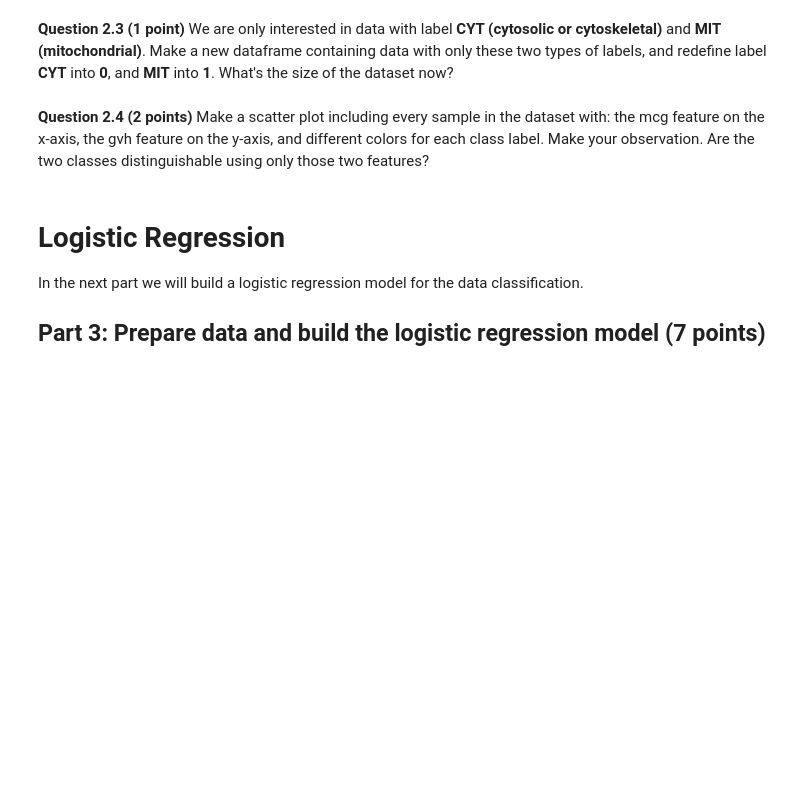
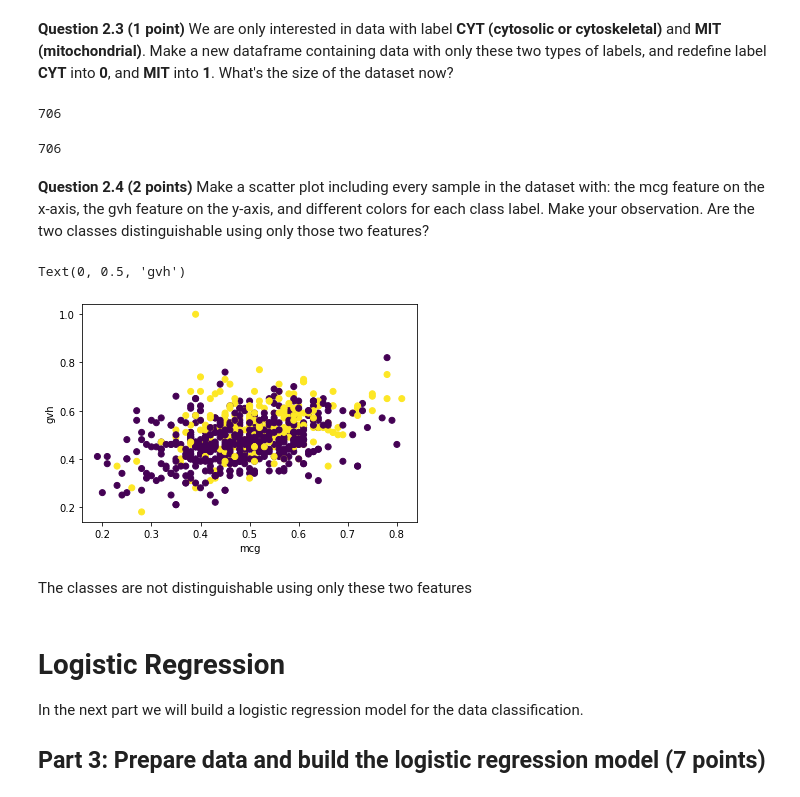
Before and after one commit to BergBrae/cmse202-f20-turnin, a Jupyter notebook: hw-03/HW-03_GitML-STUDENT.ipynb, the cells around one changed output. Saved outputs shown, nothing was run; the diff lists cells and outputs as text; code cells hidden in the pictures; blank space fills up the shorter version.

```diff
--- a/hw-03/HW-03_GitML-STUDENT.ipynb
+++ b/hw-03/HW-03_GitML-STUDENT.ipynb
@@ -107,2 +110,18 @@ data with only these two types of labels, and redefine label **CYT** into **0**,
+# %%
+keep = (labels == 'CYT') | (labels == 'MIT')
+# %%
+filtdata = data[keep]
+filtlabels = labels[keep]
+# %%
+filtlabels[filtlabels=='CYT'] = 0
+filtlabels[filtlabels=='MIT'] = 1
+# %%
+len(filtdata)
+# %% [output]
+706
+# %%
+len(filtlabels)
+# %% [output]
+706
 # %% [markdown]
 **Question 2.4 (2 points)** Make a scatter plot including every sample in the dataset with: the mcg feature on the x-axis, the gvh feature on the y-axis, and different colors for each class label. Make your observation. Are the two classes distinguishable using only those two features?
@@ -111,3 +128,12 @@ data with only these two types of labels, and redefine label **CYT** into **0**,
+# %%
+plt.scatter(filtdata['mcg'], filtdata['gvh'], c=filtlabels)
+plt.xlabel('mcg')
+plt.ylabel('gvh')
+# %% [output]
+Text(0, 0.5, 'gvh')
+[figure, added]
+# %% [markdown]
+The classes are not distinguishable using only these two features
 # %% [markdown]
 # Logistic Regression
 
```
Also changed, not shown: parts of 35 cells of this notebook, 2 other files.
